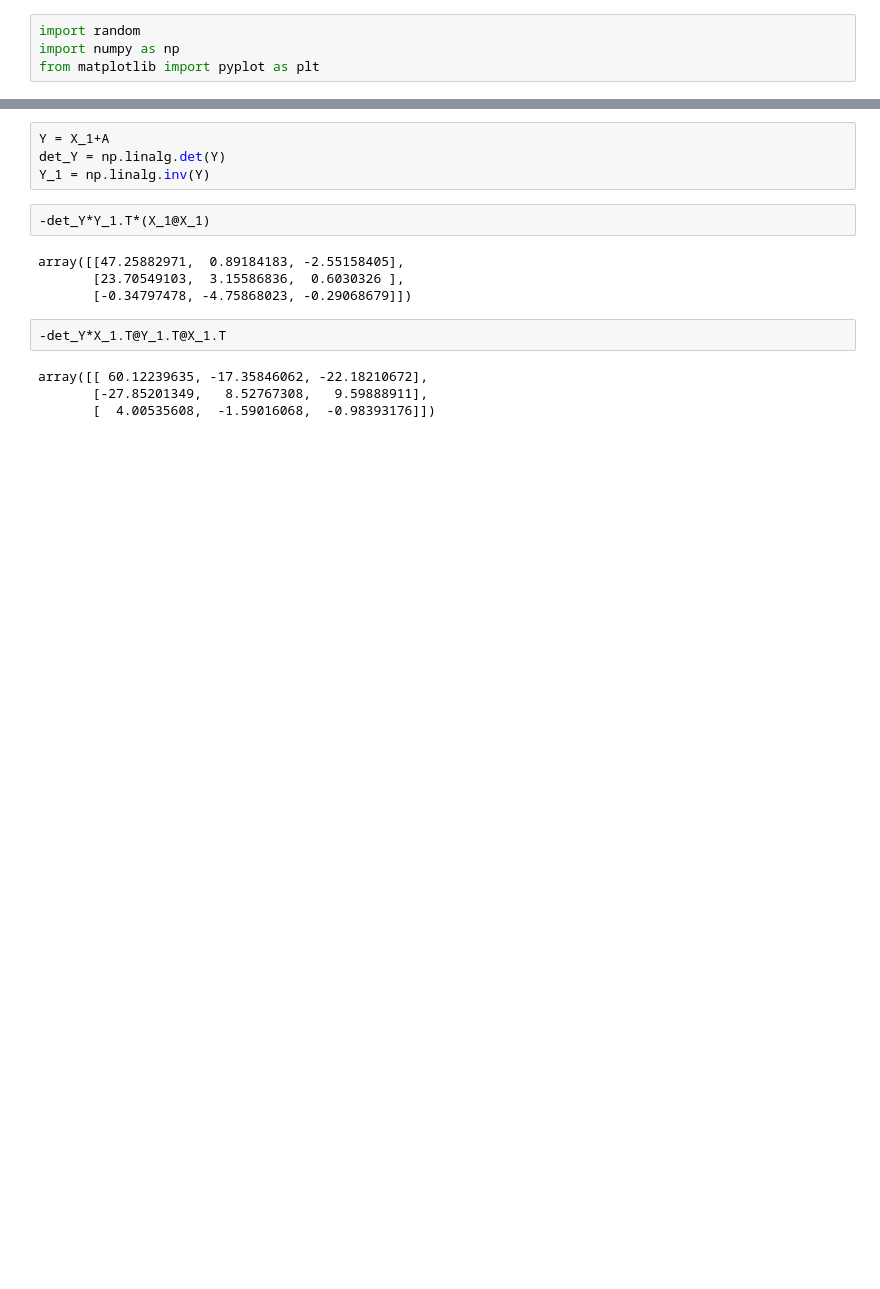
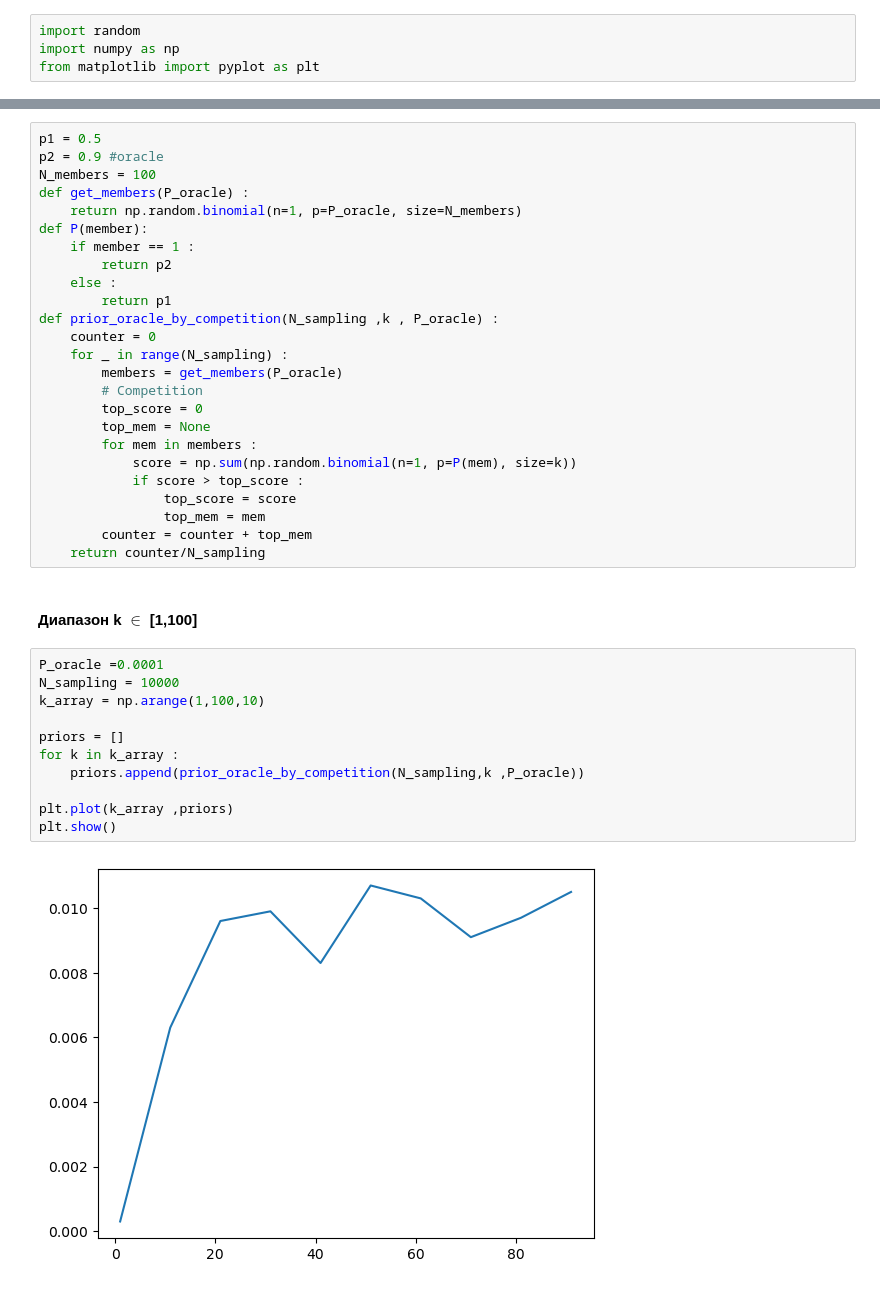
Before and after one commit to ThunderstormXX/Bayes-models-selection, a Jupyter notebook: task1.ipynb, the cells around one changed output, grey strips where cells are left out. Cells and saved outputs as stored; diff of their text form; blank space fills up the shorter version.

```diff
--- a/task1.ipynb
+++ b/task1.ipynb
@@ -100,16 +5,40 @@ X_1 = np.linalg.inv(X)
-# %%
-Y = X_1+A
-det_Y = np.linalg.det(Y)
-Y_1 = np.linalg.inv(Y)
-# %%
--det_Y*Y_1.T*(X_1@X_1)
-# %% [output]
-array([[47.25882971,  0.89184183, -2.55158405],
-       [23.70549103,  3.15586836,  0.6030326 ],
-       [-0.34797478, -4.75868023, -0.29068679]])
-# %%
--det_Y*X_1.T@Y_1.T@X_1.T
-# %% [output]
-array([[ 60.12239635, -17.35846062, -22.18210672],
-       [-27.85201349,   8.52767308,   9.59888911],
-       [  4.00535608,  -1.59016068,  -0.98393176]])
+# %%
+p1 = 0.5
+p2 = 0.9 #oracle
+N_members = 100
+def get_members(P_oracle) :
+    return np.random.binomial(n=1, p=P_oracle, size=N_members)
+def P(member):
+    if member == 1 :
+        return p2
+    else :
+        return p1
+def prior_oracle_by_competition(N_sampling ,k , P_oracle) :
+    counter = 0
+    for _ in range(N_sampling) :
+        members = get_members(P_oracle)
+        # Competition
+        top_score = 0
+        top_mem = None
+        for mem in members :
+            score = np.sum(np.random.binomial(n=1, p=P(mem), size=k))
+            if score > top_score :
+                top_score = score
+                top_mem = mem
+        counter = counter + top_mem
+    return counter/N_sampling
+# %% [markdown]
+#### Диапазон k $\in$ [1,100]
+# %%
+P_oracle =0.0001
+N_sampling = 10000
+k_array = np.arange(1,100,10)
+
+priors = []
+for k in k_array :
+    priors.append(prior_oracle_by_competition(N_sampling,k ,P_oracle))
+
+plt.plot(k_array ,priors)
+plt.show()
+# %% [output]
+[figure, added]
```
Also changed, not shown: parts of 10 cells of this notebook, 1 other file.
